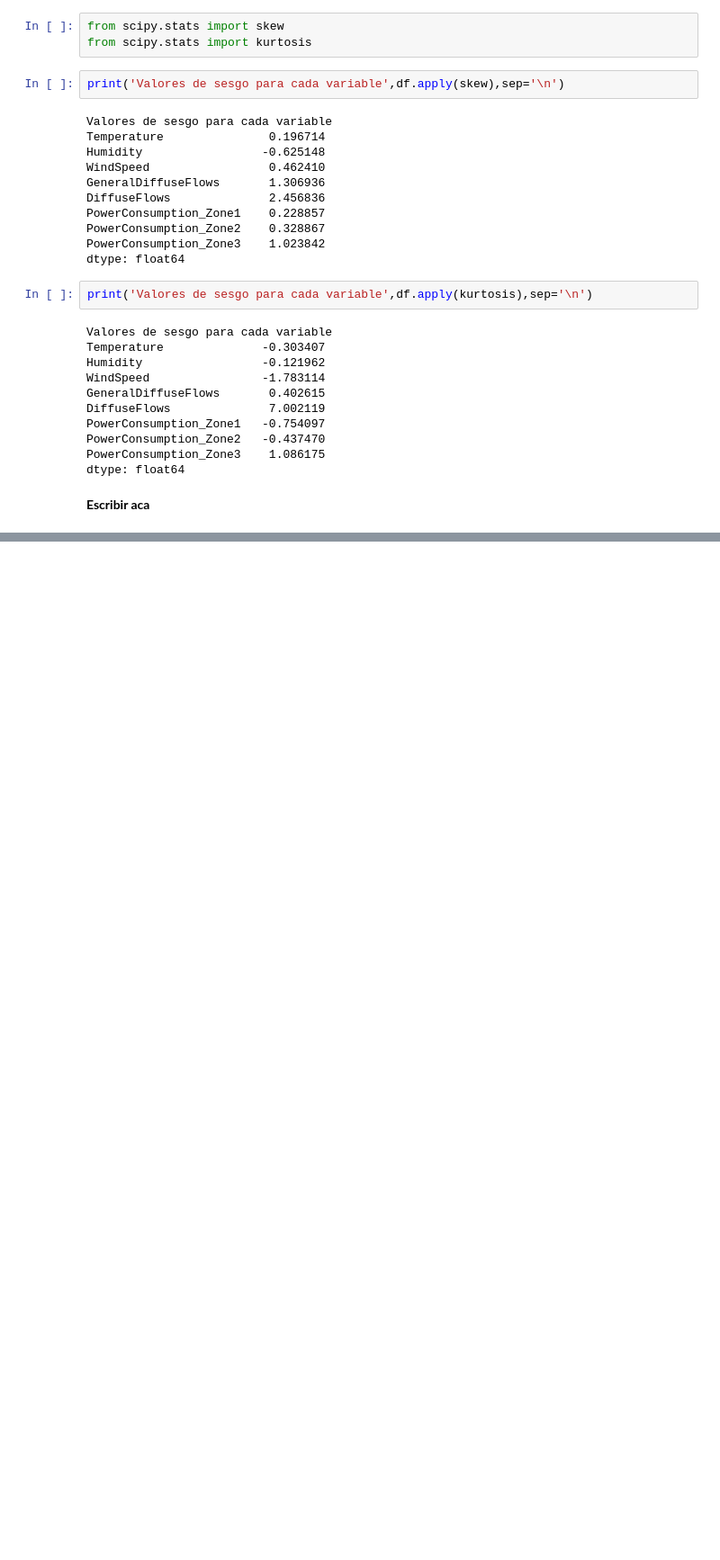
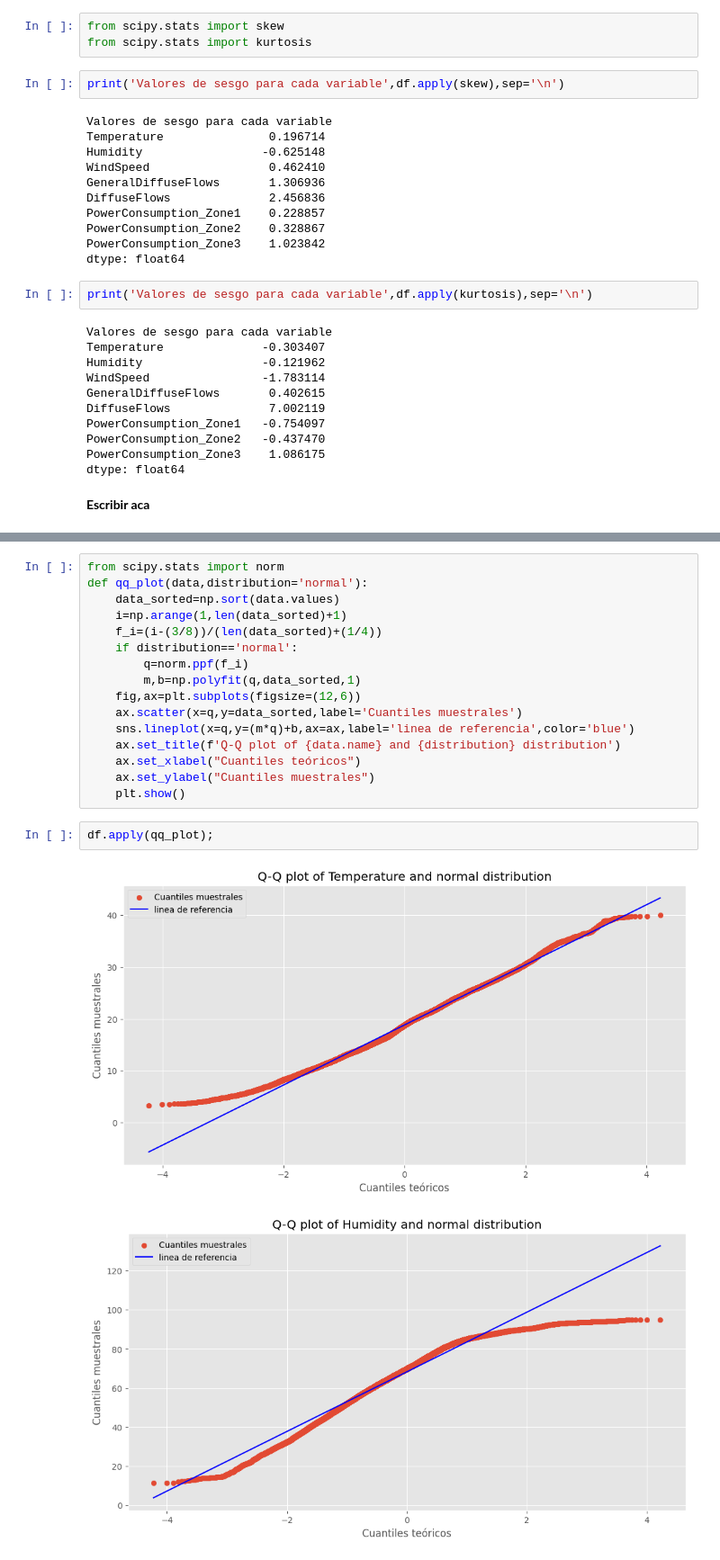
Before and after one commit to Jonkkeyler333/power_consumption_stat2, a Jupyter notebook: main.ipynb, the cells around one changed output, grey strips where cells are left out. Shown at 90% size. Saved outputs shown, nothing was run; the diff lists cells and outputs as text; blank space fills up the shorter version.

```diff
--- a/main.ipynb
+++ b/main.ipynb
@@ -195,0 +207,21 @@ dtype: float64
+# %%
+from scipy.stats import norm
+def qq_plot(data,distribution='normal'):
+    data_sorted=np.sort(data.values)
+    i=np.arange(1,len(data_sorted)+1)
+    f_i=(i-(3/8))/(len(data_sorted)+(1/4))
+    if distribution=='normal':
+        q=norm.ppf(f_i)
+        m,b=np.polyfit(q,data_sorted,1)
+    fig,ax=plt.subplots(figsize=(12,6))
+    ax.scatter(x=q,y=data_sorted,label='Cuantiles muestrales')
+    sns.lineplot(x=q,y=(m*q)+b,ax=ax,label='linea de referencia',color='blue')
+    ax.set_title(f'Q-Q plot of {data.name} and {distribution} distribution')
+    ax.set_xlabel("Cuantiles teóricos")
+    ax.set_ylabel("Cuantiles muestrales")
+    plt.show()
+# %%
+df.apply(qq_plot);
+# %% [output]
+[figure, added]
+[figure, added]
```
Also changed, not shown: parts of 3 cells of this notebook.
